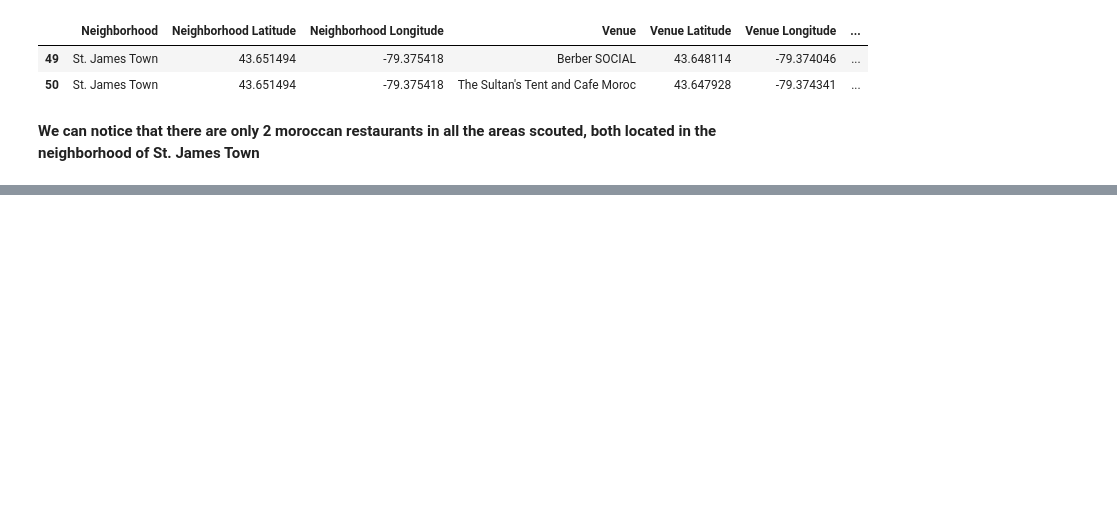
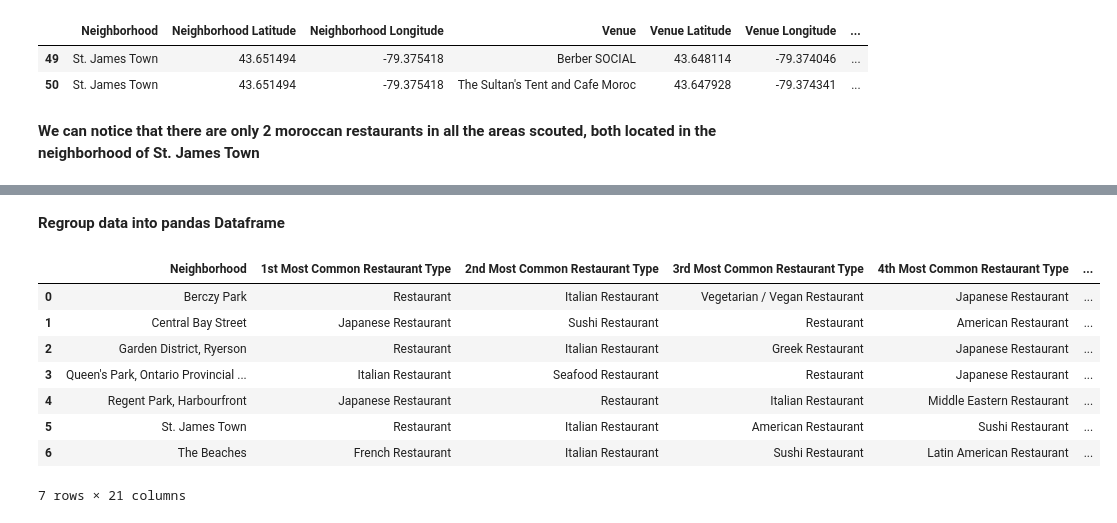
Before and after one commit to chikoungoun/IBM-Courses, a Jupyter notebook: Battle of the Neighborhoods/Battle of the neighborhoods Description of The problem Week 2.ipynb, the cells around one changed output, grey strips where cells are left out. Drawn from its saved outputs; the diff is of its cells as text; code cells hidden in the pictures; blank space fills up the shorter version.

```diff
--- a/Battle of the Neighborhoods/Battle of the neighborhoods Description of The problem Week 2.ipynb
+++ b/Battle of the Neighborhoods/Battle of the neighborhoods Description of The problem Week 2.ipynb
@@ -398,0 +445,12 @@ toronto_resto[toronto_resto['Venue Category'] == 'Moroccan Restaurant']
+# %%
+num_top_venues = 5
+
+for hood in toronto_grouped['Neighborhood']:
+    print("----"+hood+"----")
+    temp = toronto_grouped[toronto_grouped['Neighborhood'] == hood].T.reset_index()
+    temp.columns = ['venue','freq']
+    temp = temp.iloc[1:]
+    temp['freq'] = temp['freq'].astype(float)
+    temp = temp.round({'freq': 2})
+    print(temp.sort_values('freq', ascending=False).reset_index(drop=True).head(num_top_venues))
+    print('\n')
@@ -398,0 +475,39 @@ toronto_resto[toronto_resto['Venue Category'] == 'Moroccan Restaurant']
+# %% [markdown]
+**Regroup data into pandas Dataframe**
+# %%
+def return_most_common_venues(row, num_top_venues):
+    row_categories = row.iloc[1:]
+    row_categories_sorted = row_categories.sort_values(ascending=False)
+
+    return row_categories_sorted.index.values[0:num_top_venues]
+# %%
+num_top_venues = 20
+
+indicators = ['st', 'nd', 'rd']
+
+# create columns according to number of top venues
+columns = ['Neighborhood']
+for ind in np.arange(num_top_venues):
+    try:
+        columns.append('{}{} Most Common Restaurant Type'.format(ind+1, indicators[ind]))
+    except:
+        columns.append('{}th Most Common Restaurant Type'.format(ind+1))
+
+# create a new dataframe
+neighborhoods_venues_sorted = pd.DataFrame(columns=columns)
+neighborhoods_venues_sorted['Neighborhood'] = toronto_grouped['Neighborhood']
+
+for ind in np.arange(toronto_grouped.shape[0]):
+    neighborhoods_venues_sorted.iloc[ind, 1:] = return_most_common_venues(toronto_grouped.iloc[ind, :], num_top_venues)
+
+neighborhoods_venues_sorted
+# %% [output]
+|  | Neighborhood | 1st Most Common Restaurant Type | 2nd Most Common Restaurant Type | 3rd Most Common Restaurant Type | 4th Most Common Restaurant Type | ... |
+| 0 | Berczy Park | Restaurant | Italian Restaurant | Vegetarian / Vegan Restaurant | Japanese Restaurant | ... |
+| 1 | Central Bay Street | Japanese Restaurant | Sushi Restaurant | Restaurant | American Restaurant | ... |
+| 2 | Garden District, Ryerson | Restaurant | Italian Restaurant | Greek Restaurant | Japanese Restaurant | ... |
+| 3 | Queen's Park, Ontario Provincial ... | Italian Restaurant | Seafood Restaurant | Restaurant | Japanese Restaurant | ... |
+| 4 | Regent Park, Harbourfront | Japanese Restaurant | Restaurant | Italian Restaurant | Middle Eastern Restaurant | ... |
+| 5 | St. James Town | Restaurant | Italian Restaurant | American Restaurant | Sushi Restaurant | ... |
+| 6 | The Beaches | French Restaurant | Italian Restaurant | Sushi Restaurant | Latin American Restaurant | ... |
+7 rows × 21 columns
```
Also changed, not shown: parts of 8 cells of this notebook.
